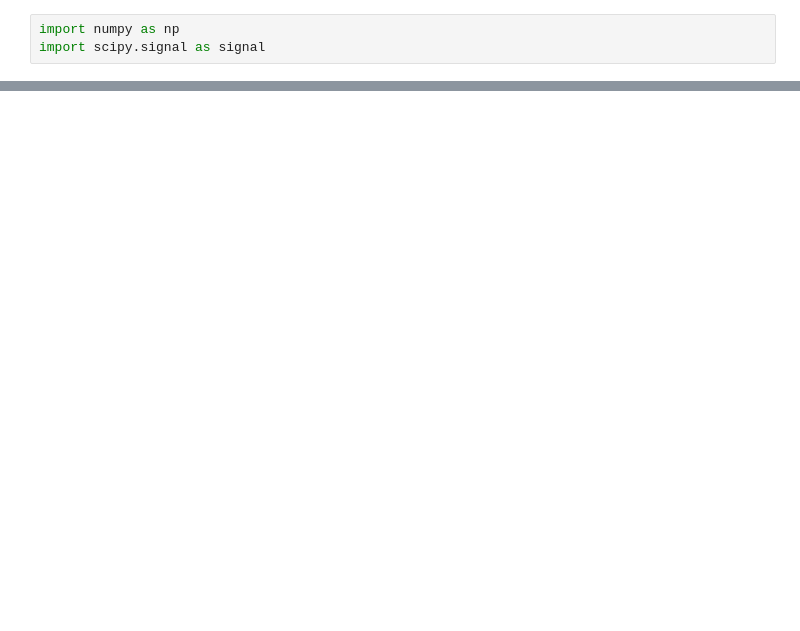
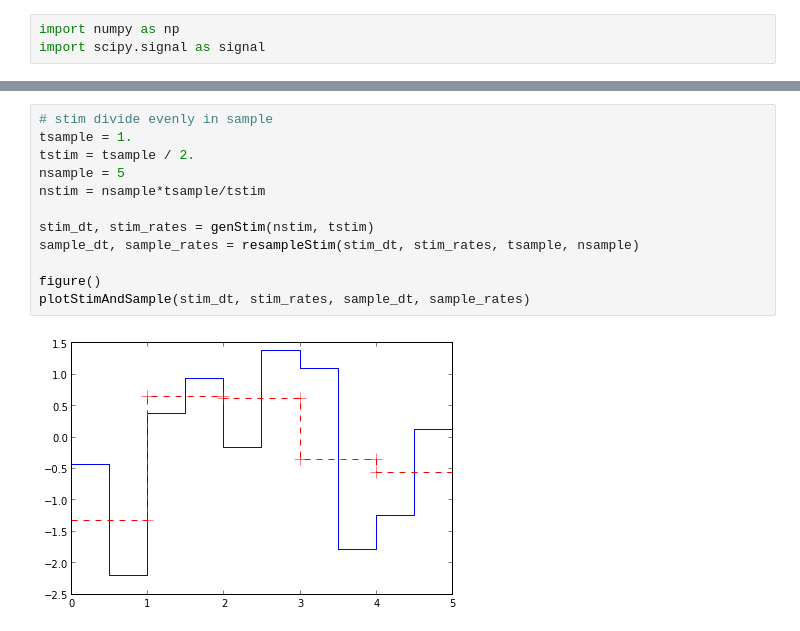
Before and after one commit to fragapanagos/scratchpad, a Jupyter notebook: noise/Stim alignment and filtering.ipynb, the cells around one changed output, grey strips where cells are left out. Cells and saved outputs as stored; diff of their text form; blank space fills up the shorter version.

```diff
--- a/noise/Stim alignment and filtering.ipynb
+++ b/noise/Stim alignment and filtering.ipynb
@@ -82,0 +106,14 @@ nsample = nstim
+# %%
+# stim divide evenly in sample
+tsample = 1.
+tstim = tsample / 2.
+nsample = 5
+nstim = nsample*tsample/tstim
+
+stim_dt, stim_rates = genStim(nstim, tstim)
+sample_dt, sample_rates = resampleStim(stim_dt, stim_rates, tsample, nsample)
+
+figure()
+plotStimAndSample(stim_dt, stim_rates, sample_dt, sample_rates)
+# %% [output]
+[figure, added]
```
Also changed, not shown: parts of 8 cells of this notebook.
